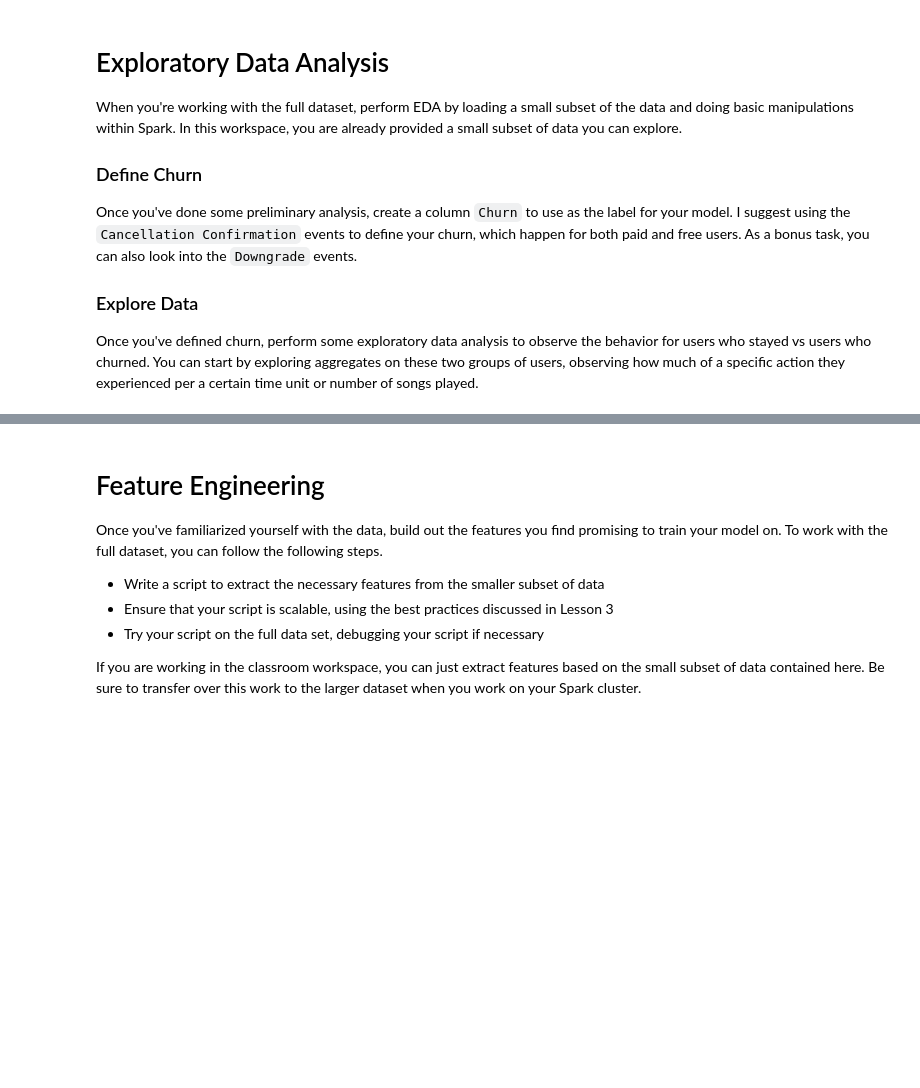
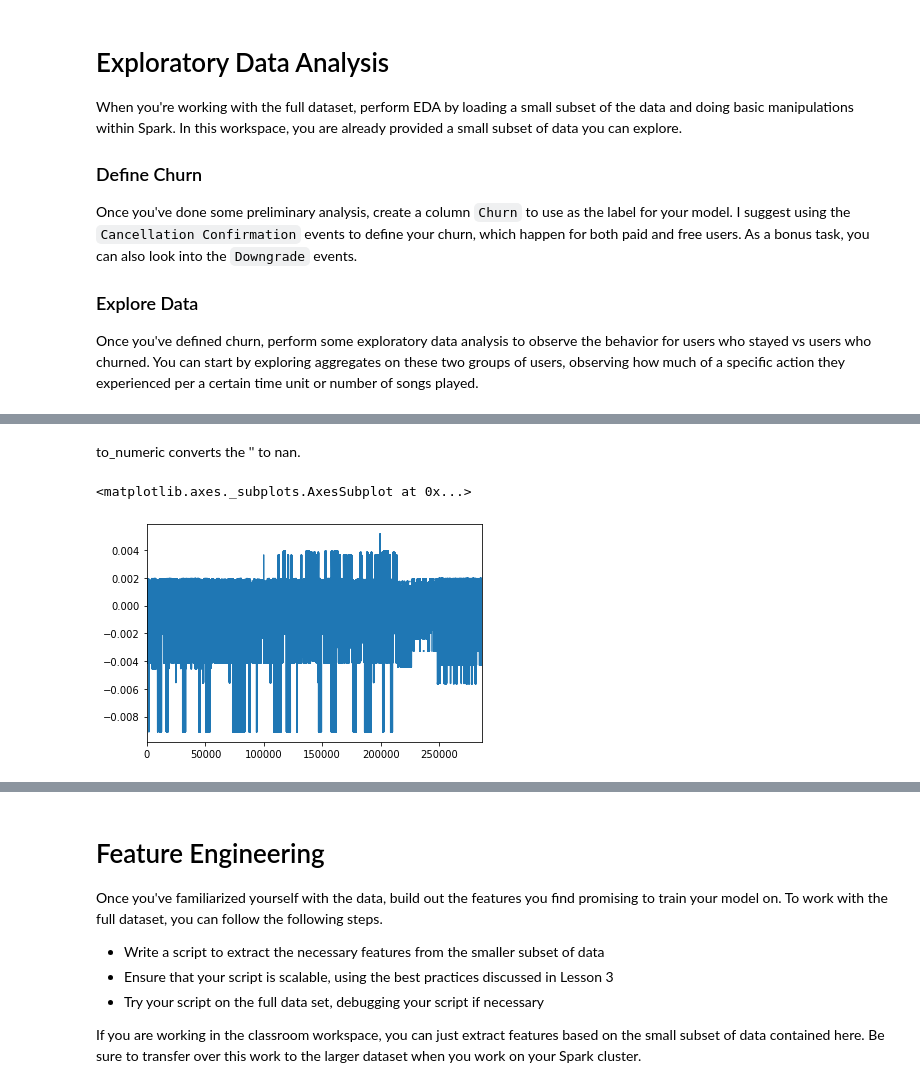
Before and after one commit to mtasende/Spark_ML, a Jupyter notebook: udacity_project/Sparkify.ipynb, the cells around one changed output, grey strips where cells are left out. Cells and saved outputs as stored; diff of their text form; code cells hidden in the pictures; blank space fills up the shorter version.

```diff
--- a/udacity_project/Sparkify.ipynb
+++ b/udacity_project/Sparkify.ipynb
@@ -133,0 +382,7 @@ Once you've defined churn, perform some exploratory data analysis to observe the
+# %% [markdown]
+to_numeric converts the '' to nan.
+# %%
+((pdata.registration - pdata.registration.mean()) / pdata.registration.mean()).plot()
+# %% [output]
+<matplotlib.axes._subplots.AxesSubplot at 0x...>
+[figure, added]
```
Also changed, not shown: parts of 47 cells of this notebook.
